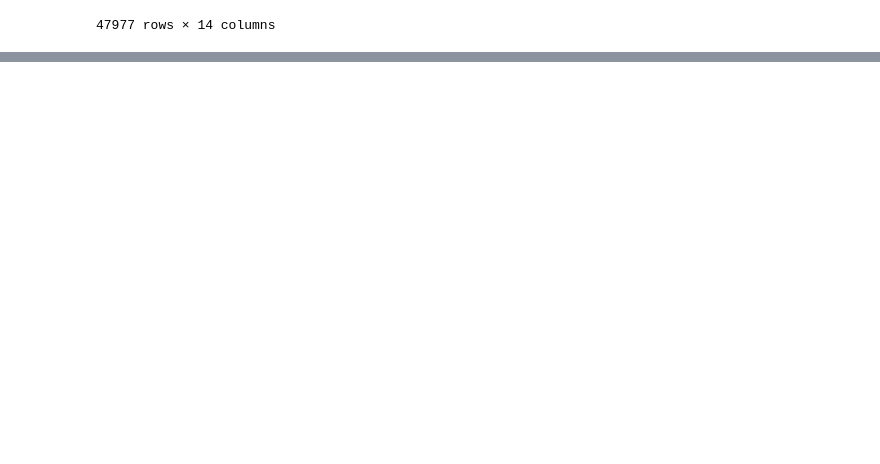
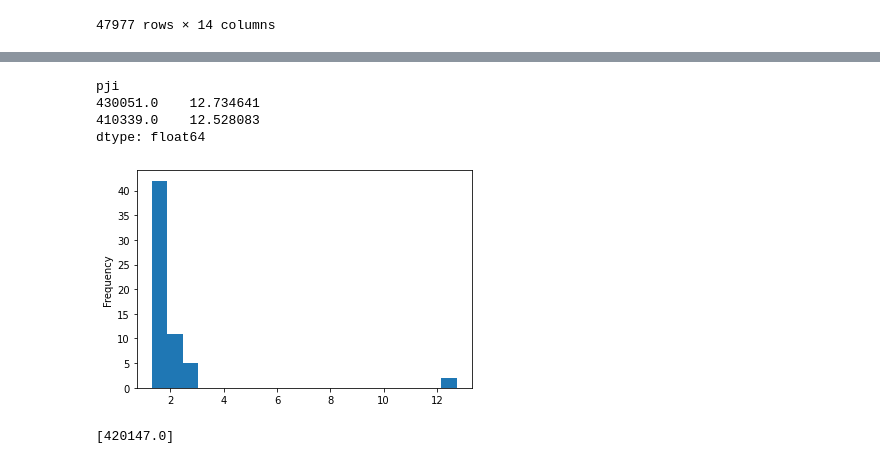
Before and after one commit to alixtc/Renault, a Jupyter notebook: notebooks/Anomaly detection.ipynb, the cells around one changed output, grey strips where cells are left out. Drawn from its saved outputs; the diff is of its cells as text; code cells hidden in the pictures; blank space fills up the shorter version.

```diff
--- a/notebooks/Anomaly detection.ipynb
+++ b/notebooks/Anomaly detection.ipynb
@@ -99,0 +257,5 @@ df
+# %%
+test = pd.read_csv('../data/inference_df_LHA.csv')
+
+test = test.dropna()
+test
@@ -99,0 +276,14 @@ df
+# %%
+df = test
+# conversion of string to datetime
+time = pd.to_datetime(df.sourceTimestamp, infer_datetime_format=True)
+df['time'] = time
+df.sort_values('time', inplace=True)
+
+# add time-delta feature order by pji > fluid > measurement
+most_common_df = df.sort_values(['fluid', 'measurement', 'time'])
+delta = most_common_df.groupby(['pji', 'fluid', 'measurement'])['time'].diff()
+delta = delta.fillna(pd.Timedelta(seconds=0))
+delta = delta / np.timedelta64(1, 's')
+most_common_df['delta'] = delta.values
+most_common_df
@@ -99,0 +373,22 @@ df
+# %%
+X_test = pipe.transform(final_df)
+distances, indexes = near.kneighbors(X_test)
+# %%
+proximity = pd.Series(distances.mean(axis =1))
+proximity.index = final_df.index
+proximity.plot.hist(bins=20)
+
+threshold = 5
+proximity = proximity.sort_values(ascending=False)
+proximity = proximity[proximity > threshold]
+proximity
+# %% [output]
+pji
+430051.0    12.734641
+410339.0    12.528083
+dtype: float64
+[figure, added]
+# %%
+bad_pji
+# %% [output]
+[420147.0]
```
Also changed, not shown: parts of 27 cells of this notebook, 1 other file.
